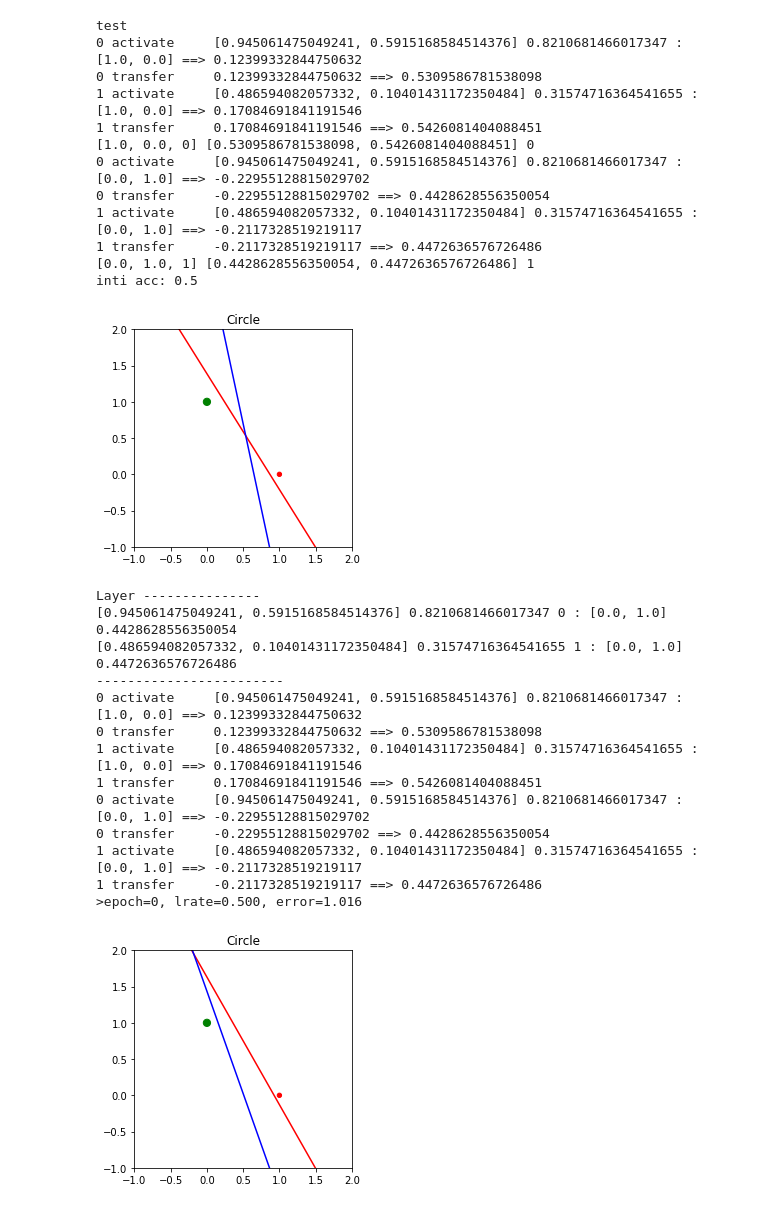
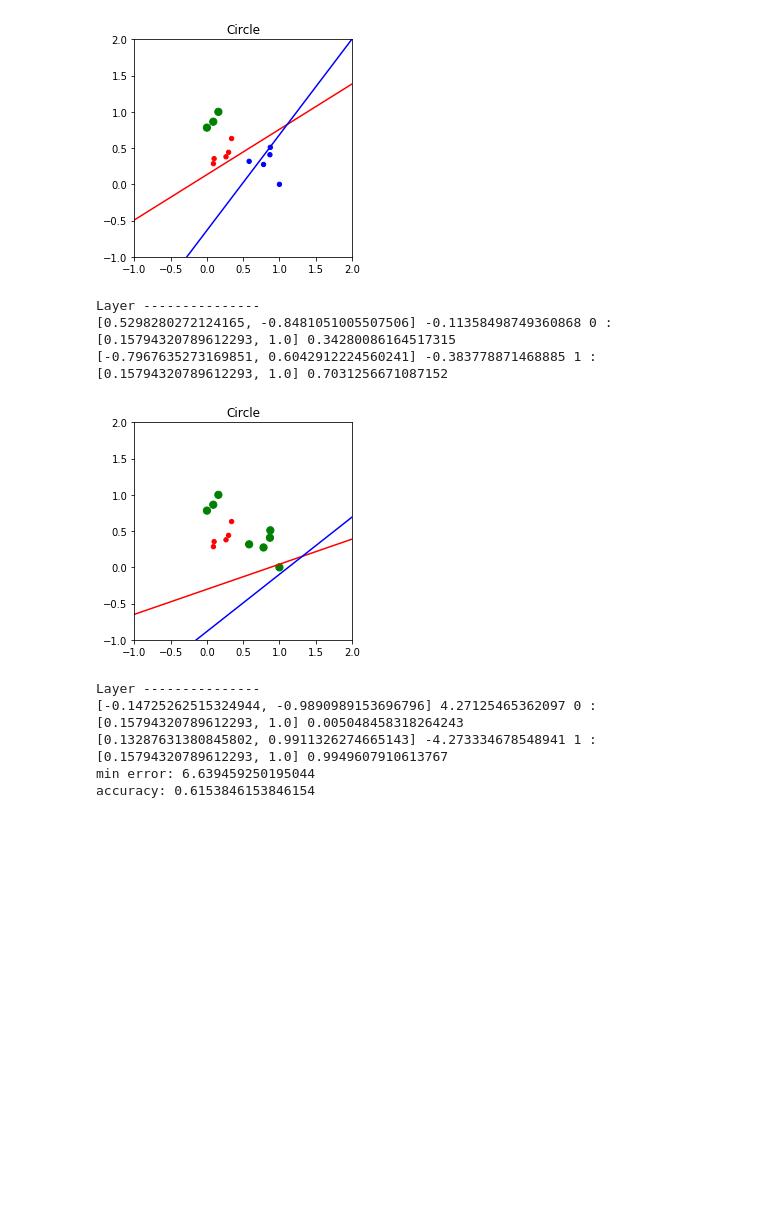
Before and after one commit to meinfokl/Python_SSNN_2021, a Jupyter notebook: neuron_c_5.ipynb, the cells around one changed output. Saved outputs shown, nothing was run; the diff lists cells and outputs as text; code cells hidden in the pictures; blank space fills up the shorter version.

```diff
--- a/neuron_c_5.ipynb
+++ b/neuron_c_5.ipynb
@@ -528,56 +561,39 @@ UnboundLocalError: local variable 'winner_network' referenced before assignment
 # %%
 T = [[2.7810836,2.550537003,0],
 	[1.465489372,2.362125076,0],
 	[3.396561688,4.400293529,0],
 	[1.38807019,1.850220317,0],
 	[3.06407232,3.005305973,0],
 	[7.627531214,2.759262235,1],
 	[5.332441248,2.088626775,1],
 	[6.922596716,1.77106367,1],
 	[8.675418651,-0.242068655,1],
 	[7.673756466,3.508563011,1],
     [0.673756466,5.508563011,1],
     [1.373756466,6.108563011,1],
     [1.93756466,7.108563011,1]
     ]
 
-T = [[2.7810836,2.550537003,0],
-    [1.93756466,7.108563011,1]
-    ]
-seed(1974)
+#T = [[2.7810836,2.550537003,0],
+#    [1.93756466,7.108563011,1]
+#    ]
+#seed(1974)
 
 n_inputs = len(T[0]) - 1
 network = SSNN_network()
 # CASE 1:  network.init(n_inputs, [],['S','S'],[0,1])
 network.init(n_inputs, [],[('L',0),('L',1)])
 #network = set_network_1(network)
 #network.print_network_param()
-opt_nw = network.train_network( T, .5, 100,10)
+opt_nw = network.train_network( T, .2, 100000,10)
 # %% [output]
+[figure, new version]
-test
-0 activate     [0.945061475049241, 0.5915168584514376] 0.8210681466017347 : [1.0, 0.0] ==> 0.12399332844750632
-0 transfer     0.12399332844750632 ==> 0.5309586781538098
-1 activate     [0.486594082057332, 0.10401431172350484] 0.31574716364541655 : [1.0, 0.0] ==> 0.17084691841191546
-1 transfer     0.17084691841191546 ==> 0.5426081404088451
-[1.0, 0.0, 0] [0.5309586781538098, 0.5426081404088451] 0
-0 activate     [0.945061475049241, 0.5915168584514376] 0.8210681466017347 : [0.0, 1.0] ==> -0.22955128815029702
-0 transfer     -0.22955128815029702 ==> 0.4428628556350054
-1 activate     [0.486594082057332, 0.10401431172350484] 0.31574716364541655 : [0.0, 1.0] ==> -0.2117328519219117
-1 transfer     -0.2117328519219117 ==> 0.4472636576726486
-[0.0, 1.0, 1] [0.4428628556350054, 0.4472636576726486] 1
-inti acc: 0.5
+Layer ---------------
+[0.5298280272124165, -0.8481051005507506] -0.11358498749360868 0 : [0.15794320789612293, 1.0] 0.34280086164517315
+[-0.7967635273169851, 0.6042912224560241] -0.383778871468885 1 : [0.15794320789612293, 1.0] 0.7031256671087152
-[figure, old version]
+[figure, new version]
 Layer ---------------
-[0.945061475049241, 0.5915168584514376] 0.8210681466017347 0 : [0.0, 1.0] 0.4428628556350054
-[0.486594082057332, 0.10401431172350484] 0.31574716364541655 1 : [0.0, 1.0] 0.4472636576726486
-------------------------
-0 activate     [0.945061475049241, 0.5915168584514376] 0.8210681466017347 : [1.0, 0.0] ==> 0.12399332844750632
-0 transfer     0.12399332844750632 ==> 0.5309586781538098
-1 activate     [0.486594082057332, 0.10401431172350484] 0.31574716364541655 : [1.0, 0.0] ==> 0.17084691841191546
-1 transfer     0.17084691841191546 ==> 0.5426081404088451
-0 activate     [0.945061475049241, 0.5915168584514376] 0.8210681466017347 : [0.0, 1.0] ==> -0.22955128815029702
-0 transfer     -0.22955128815029702 ==> 0.4428628556350054
-1 activate     [0.486594082057332, 0.10401431172350484] 0.31574716364541655 : [0.0, 1.0] ==> -0.2117328519219117
-1 transfer     -0.2117328519219117 ==> 0.4472636576726486
->epoch=0, lrate=0.500, error=1.016
+[-0.14725262515324944, -0.9890989153696796] 4.27125465362097 0 : [0.15794320789612293, 1.0] 0.005048458318264243
+[0.13287631380845802, 0.9911326274665143] -4.273334678548941 1 : [0.15794320789612293, 1.0] 0.9949607910613767
+min error: 6.639459250195044
+accuracy: 0.6153846153846154
-[figure, old version]
```
Also changed, not shown: parts of 4 cells of this notebook.
